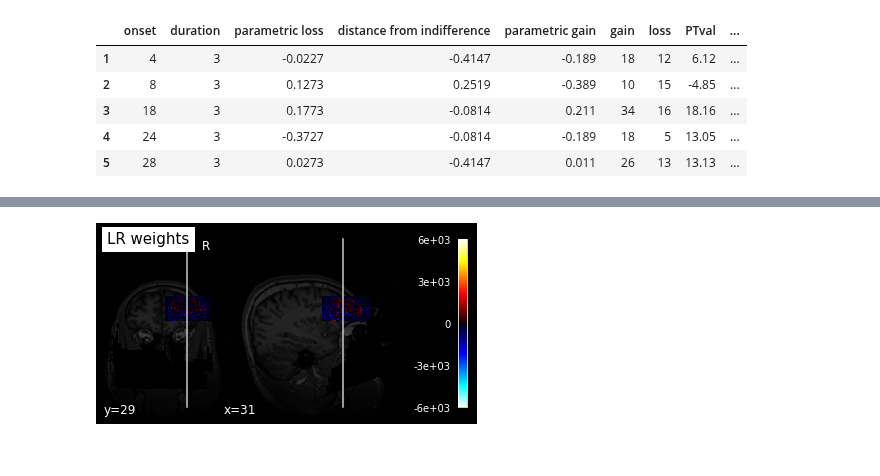
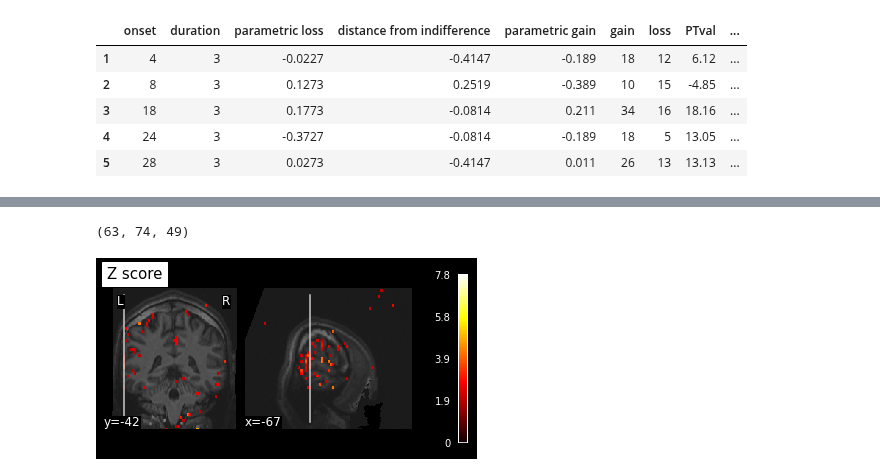
Before and after one commit to CCS-Lab/project_model_based_fmri, a Jupyter notebook: examples/1stlevel_analysis.ipynb, the cells around one changed output, grey strips where cells are left out. Saved outputs shown, nothing was run; the diff lists cells and outputs as text; code cells hidden in the pictures.

Commit message:
TODO: visualization..

```diff
--- a/examples/1stlevel_analysis.ipynb
+++ b/examples/1stlevel_analysis.ipynb
@@ -231,2 +288,5 @@ print(anat)
 # %%
-img = nib.Nifti1Image(np.array(dict_coefs['01'])[...,0], np.eye(4))
+img = np.array(dict_coefs['01'])[...,0]
+img = zscore(img)
+# %%
+img[img < 2] = np.nan
@@ -233,9 +308,21 @@ img = nib.Nifti1Image(np.array(dict_coefs['01'])[...,0], np.eye(4))
+# %%
+img_scaled.shape
+# %% [output]
+(63, 74, 49)
+# %%
+img = nib.Nifti1Image(img, cfg['affine'])
+# %%
+from nilearn.image import resample_to_img
+from nilearn.image import load_img
+
+template = load_img(anat[2])
+resampled_stat_img = resample_to_img(img, template)
 # %%
 from nilearn.plotting import plot_stat_map, show
 
-plot_stat_map(img, bg_img=anat[0],
-              title="LR weights", display_mode="yx")
+plot_stat_map(resampled_stat_img, bg_img=template,
+              title="Z score", display_mode="yx")
 
 show()
 # %% [output]
-[figure, old version]
+[figure, new version]
```
Also changed, not shown: parts of 23 cells of this notebook, 2 other files.
